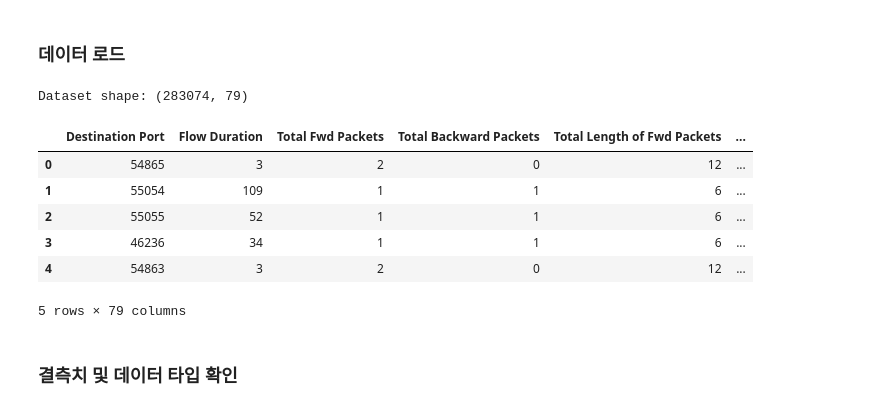
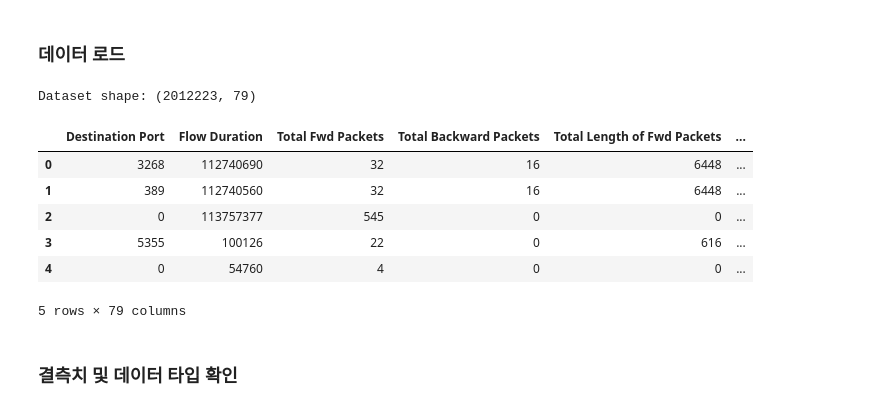
Before and after one commit to 2000junghyun/adaptive-traffic-classifier, a Jupyter notebook: notebooks/01_eda.ipynb, the cells around one changed output. Cells and saved outputs as stored; diff of their text form; code cells hidden in the pictures.

```diff
--- a/notebooks/01_eda.ipynb
+++ b/notebooks/01_eda.ipynb
@@ -14,17 +14,17 @@ plt.rcParams['figure.figsize'] = (12, 6)
 # %% [markdown]
 ### 데이터 로드
 # %%
-df = pd.read_csv('../data/time-based-split/1_train.csv')
+df = pd.read_csv('../../shared-data/merged-traffic.csv')
 print(f"Dataset shape: {df.shape}")
 df.head()
 # %% [output]
-Dataset shape: (283074, 79)
+Dataset shape: (2012223, 79)
 |  | Destination Port | Flow Duration | Total Fwd Packets | Total Backward Packets | Total Length of Fwd Packets | ... |
-| 0 | 54865 | 3 | 2 | 0 | 12 | ... |
-| 1 | 55054 | 109 | 1 | 1 | 6 | ... |
-| 2 | 55055 | 52 | 1 | 1 | 6 | ... |
-| 3 | 46236 | 34 | 1 | 1 | 6 | ... |
-| 4 | 54863 | 3 | 2 | 0 | 12 | ... |
+| 0 | 3268 | 112740690 | 32 | 16 | 6448 | ... |
+| 1 | 389 | 112740560 | 32 | 16 | 6448 | ... |
+| 2 | 0 | 113757377 | 545 | 0 | 0 | ... |
+| 3 | 5355 | 100126 | 22 | 0 | 616 | ... |
+| 4 | 0 | 54760 | 4 | 0 | 0 | ... |
 5 rows × 79 columns
 # %% [markdown]
 ### 결측치 및 데이터 타입 확인
```
Also changed, not shown: parts of 4 cells of this notebook, 6 other files.
